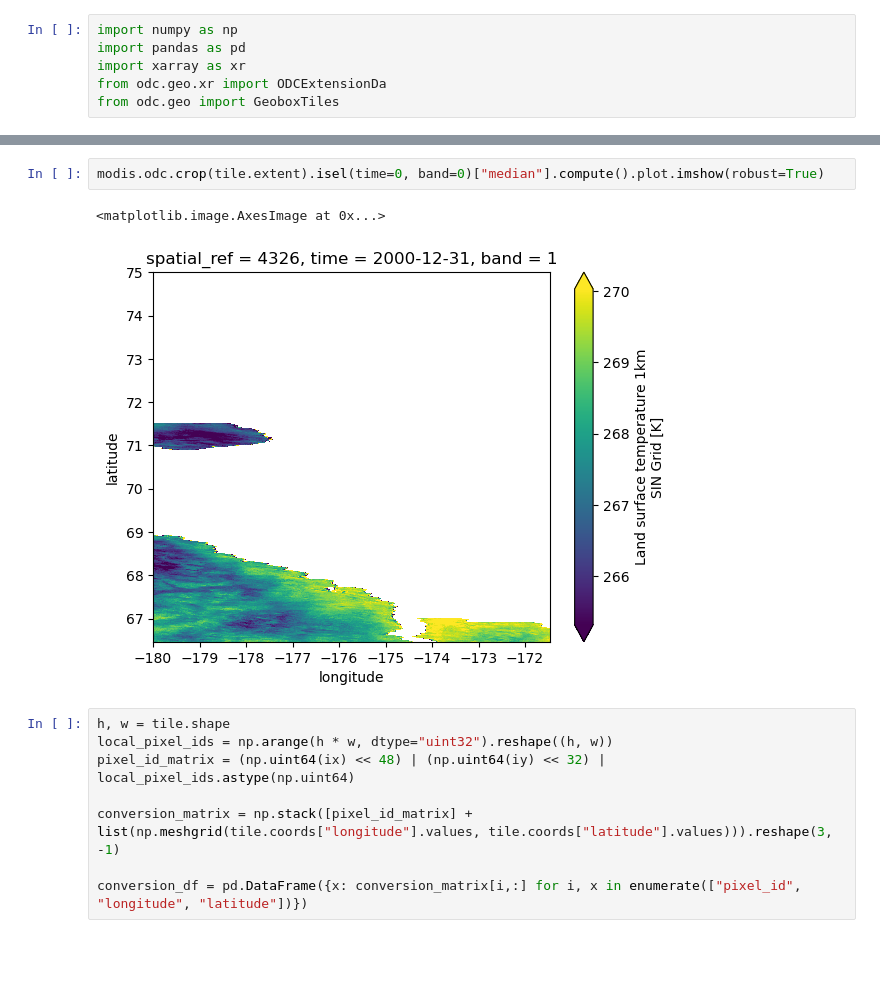
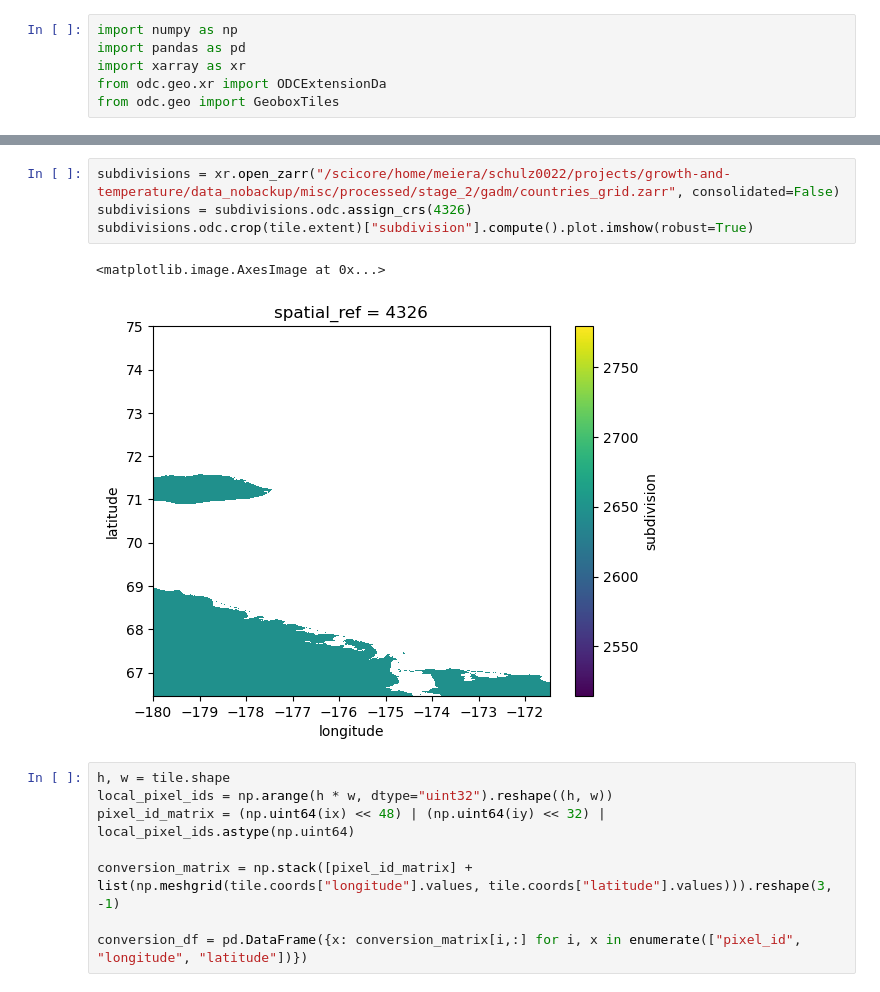
Before and after one commit to felixschulz385/growth-and-temperature, a Jupyter notebook: gnt/experiments/round_trip.ipynb, the cells around one changed output, grey strips where cells are left out. Saved outputs shown, nothing was run; the diff lists cells and outputs as text; blank space fills up the shorter version.

```diff
--- a/gnt/experiments/round_trip.ipynb
+++ b/gnt/experiments/round_trip.ipynb
@@ -21,8 +24,10 @@ modis = modis.odc.assign_crs(4326)
-# %%
-modis.odc.crop(tile.extent).isel(time=0, band=0)["median"].compute().plot.imshow(robust=True)
-# %% [output]
-<matplotlib.image.AxesImage at 0x...>
-[figure, removed]
+# %%
+subdivisions = xr.open_zarr("/scicore/home/meiera/schulz0022/projects/growth-and-temperature/data_nobackup/misc/processed/stage_2/gadm/countries_grid.zarr", consolidated=False)
+subdivisions = subdivisions.odc.assign_crs(4326)
+subdivisions.odc.crop(tile.extent)["subdivision"].compute().plot.imshow(robust=True)
+# %% [output]
+<matplotlib.image.AxesImage at 0x...>
+[figure, added]
 # %%
 h, w = tile.shape
 local_pixel_ids = np.arange(h * w, dtype="uint32").reshape((h, w))
```
Also changed, not shown: parts of 14 cells of this notebook, 3 other files.
